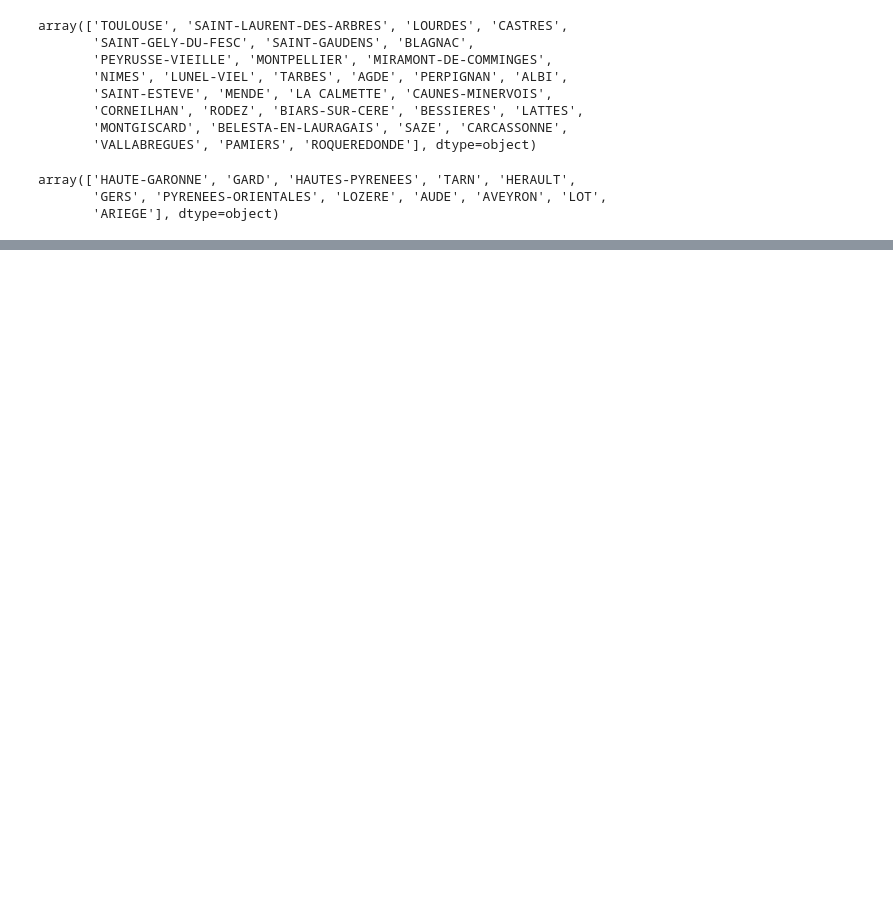
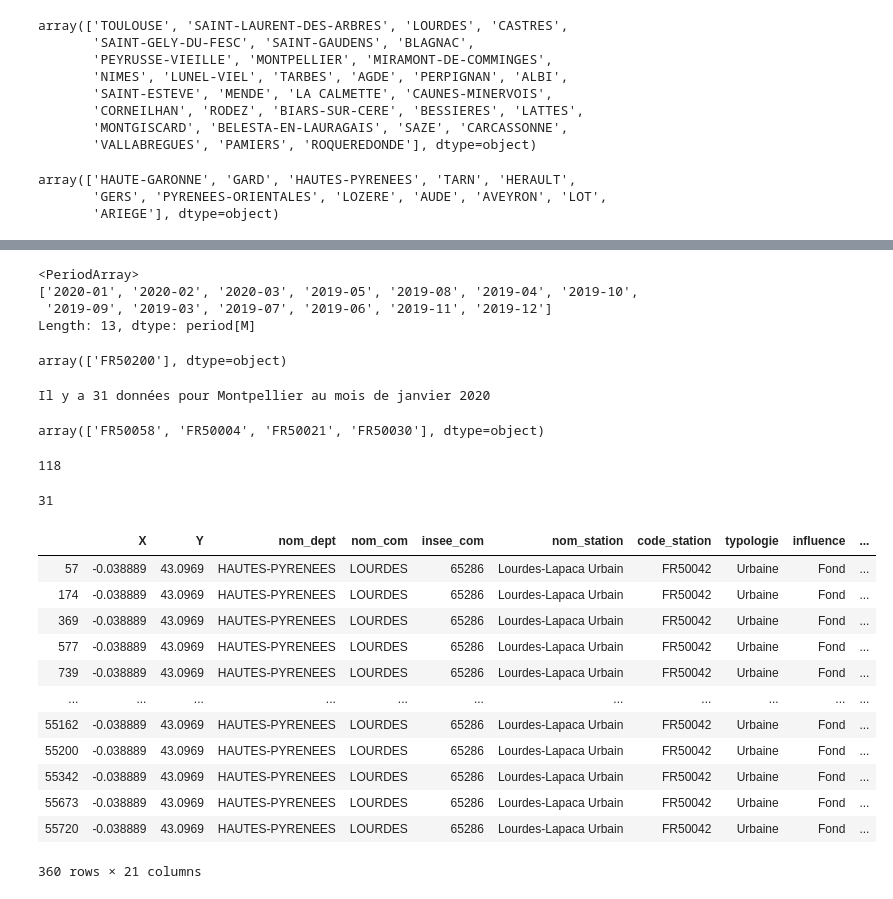
Before and after one commit to MegDie/occpollution, a Jupyter notebook: Project_Occitanie_Polution.ipynb, the cells around one changed output, grey strips where cells are left out. Saved outputs shown, nothing was run; the diff lists cells and outputs as text; code cells hidden in the pictures; blank space fills up the shorter version.

```diff
--- a/Project_Occitanie_Polution.ipynb
+++ b/Project_Occitanie_Polution.ipynb
@@ -101,0 +118,8 @@ array(['HAUTE-GARONNE', 'GARD', 'HAUTES-PYRENEES', 'TARN', 'HERAULT',
+# %%
+df_villes.date.unique()
+# On a les données journalières de mars 2019 à mars 2020 (WOW!)
+# %% [output]
+<PeriodArray>
+['2020-01', '2020-02', '2020-03', '2019-05', '2019-08', '2019-04', '2019-10',
+ '2019-09', '2019-03', '2019-07', '2019-06', '2019-11', '2019-12']
+Length: 13, dtype: period[M]
@@ -101,0 +136,8 @@ array(['HAUTE-GARONNE', 'GARD', 'HAUTES-PYRENEES', 'TARN', 'HERAULT',
+# %%
+mtp.code_station.unique()
+# %% [output]
+array(['FR50200'], dtype=object)
+# %%
+print('Il y a', mtp.count()[0], 'données pour Montpellier au mois de janvier 2020')
+# %% [output]
+Il y a 31 données pour Montpellier au mois de janvier 2020
@@ -101,0 +148,9 @@ array(['HAUTE-GARONNE', 'GARD', 'HAUTES-PYRENEES', 'TARN', 'HERAULT',
+# %%
+tls.code_station.unique() # On remarque qu'il y a 4 stations !!
+# pas bon pour avoir le même nombre de données que Mtp par exemple
+# %% [output]
+array(['FR50058', 'FR50004', 'FR50021', 'FR50030'], dtype=object)
+# %%
+tls.count()[0] # effectivement il y en 118, beaucoup trop donc il faut choisir une station en particulier
+# %% [output]
+118
@@ -101,0 +160,20 @@ array(['HAUTE-GARONNE', 'GARD', 'HAUTES-PYRENEES', 'TARN', 'HERAULT',
+# %%
+tls.count()[0] # maintenant si on recompte il y en a bien 31
+# %% [output]
+31
+# %%
+lds = df_villes[df_villes['nom_com'] == 'LOURDES']
+# %% [output]
+|  | X | Y | nom_dept | nom_com | insee_com | nom_station | code_station | typologie | influence | ... |
+| 57 | -0.038889 | 43.0969 | HAUTES-PYRENEES | LOURDES | 65286 | Lourdes-Lapaca Urbain | FR50042 | Urbaine | Fond | ... |
+| 174 | -0.038889 | 43.0969 | HAUTES-PYRENEES | LOURDES | 65286 | Lourdes-Lapaca Urbain | FR50042 | Urbaine | Fond | ... |
+| 369 | -0.038889 | 43.0969 | HAUTES-PYRENEES | LOURDES | 65286 | Lourdes-Lapaca Urbain | FR50042 | Urbaine | Fond | ... |
+| 577 | -0.038889 | 43.0969 | HAUTES-PYRENEES | LOURDES | 65286 | Lourdes-Lapaca Urbain | FR50042 | Urbaine | Fond | ... |
+| 739 | -0.038889 | 43.0969 | HAUTES-PYRENEES | LOURDES | 65286 | Lourdes-Lapaca Urbain | FR50042 | Urbaine | Fond | ... |
+| ... | ... | ... | ... | ... | ... | ... | ... | ... | ... | ... |
+| 55162 | -0.038889 | 43.0969 | HAUTES-PYRENEES | LOURDES | 65286 | Lourdes-Lapaca Urbain | FR50042 | Urbaine | Fond | ... |
+| 55200 | -0.038889 | 43.0969 | HAUTES-PYRENEES | LOURDES | 65286 | Lourdes-Lapaca Urbain | FR50042 | Urbaine | Fond | ... |
+| 55342 | -0.038889 | 43.0969 | HAUTES-PYRENEES | LOURDES | 65286 | Lourdes-Lapaca Urbain | FR50042 | Urbaine | Fond | ... |
+| 55673 | -0.038889 | 43.0969 | HAUTES-PYRENEES | LOURDES | 65286 | Lourdes-Lapaca Urbain | FR50042 | Urbaine | Fond | ... |
+| 55720 | -0.038889 | 43.0969 | HAUTES-PYRENEES | LOURDES | 65286 | Lourdes-Lapaca Urbain | FR50042 | Urbaine | Fond | ... |
+360 rows × 21 columns
```
Also changed, not shown: parts of 17 cells of this notebook.
